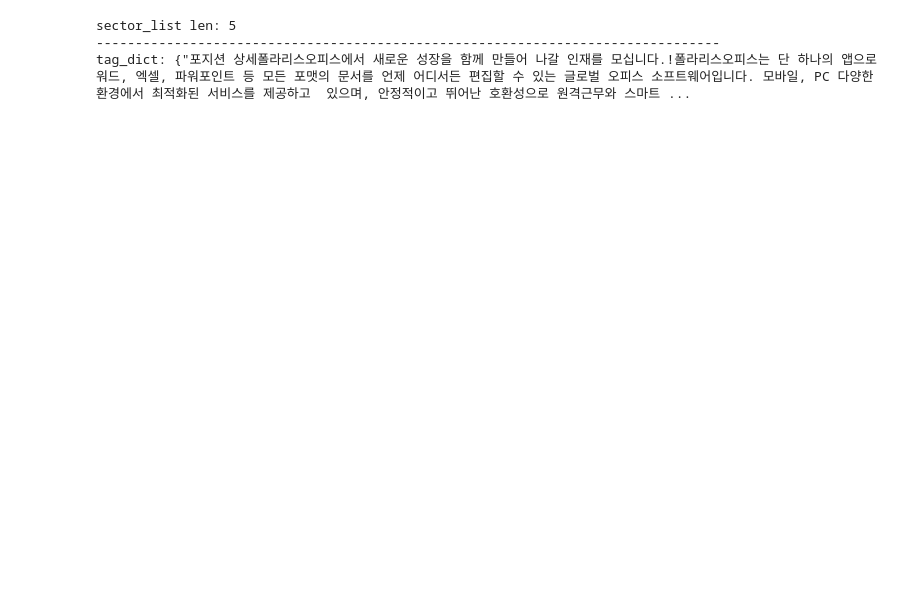
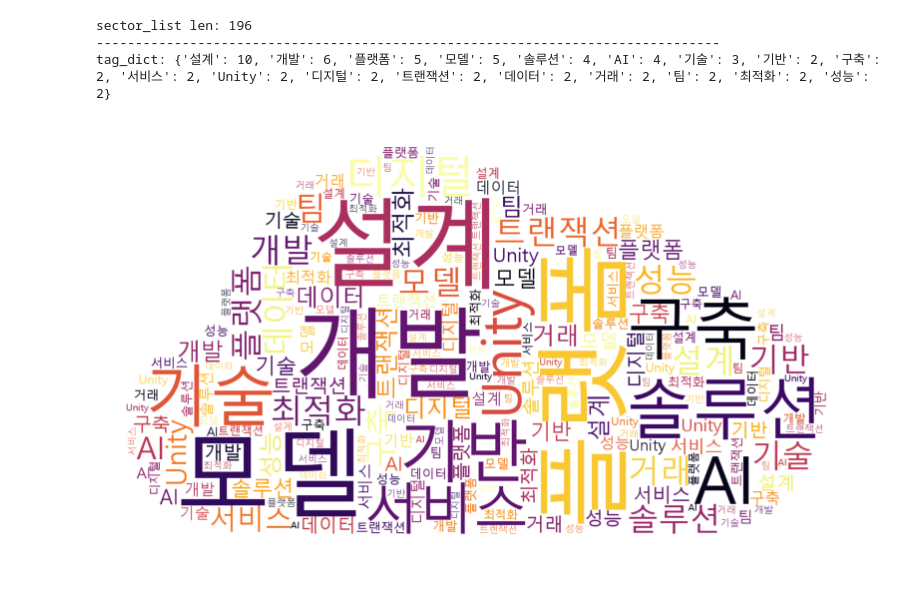
Before and after one commit to matdongsan5/Project, a Jupyter notebook: Crawrl_이정욱/make_wordcolud.ipynb, the cells around one changed output. Cells and saved outputs as stored; diff of their text form; code cells hidden in the pictures.

```diff
--- a/Crawrl_이정욱/make_wordcolud.ipynb
+++ b/Crawrl_이정욱/make_wordcolud.ipynb
@@ -55,3 +49,13 @@ sector_list = ["포지션 상세폴라리스오피스에서 새로운 성장을
+# %%
+sector_list = ['주요업무• Docker 기반 오피스 솔루션 구축 및 유지보수• 기업 요청사항에 따른 솔루션 기능개발[사용하는 기술 및 환경]• Docker, Spring Java, JPA, JavaScript, JSP, jQuery, Ajax, HTML5, CSS',
+ '주요업무- 번역의 의뢰부터 진행/검수/납품/결제까지의 전 단계를 커버하는 번역 서비스 플랫폼을 만듭니다.',
+ '주요업무• Unity 3D 개발• 디지털 트윈 플랫폼 개발• Unity 엔진을 이용한 그래픽 시뮬레이션 프로그램 개발',
+ '주요업무[담당 업무]DataSpace 플랫폼 설계 및 아키텍쳐 정의• DataSpace 플랫폼 상세 서비스 설계• B2B 마켓플레이스 플랫폼 설계• 검색(SEO), 추천 시스템, 트랜잭션 설계 등 플랫폼 핵심 기능 설계• 데이터 거래 중심의 비즈니스 프로세스 최적화서비스 아키텍처 설계• 결제 및 트랜잭션 관리 시스템 설계 및 운영• 데이터 기반 고객 맞춤형 솔루션 설계• 디지털 자산 거래 솔루션 설계 및 운영Data Space R&D 팀 리더십• 팀 빌딩 및 조직화• 효율적인 개발 환경 및 인프라 구축',
+ '주요업무AI Model Optimization• 모델 압축(양자화, 프루닝 등), 연산자 퓨전, 메모리 최적화 기법을 활용하여 모델 성능 개선 및 모델 추론 속도 향상• CPU/GPU/NPU등 HW를 고려한 AI모델 최적화 기법 개발• 필요한 AI 모듈(예: 객체 인식, 이상 탐지 등)을 최적화하여 실시간 실행 성능 확보• AI 모델 병렬화 및 분산 실행 기술 적용Tool 체인 개발• AI 모델 변환 및 최적화를 위한 툴체인 설계 및 구현신기술 리서치 및 연구 • AI 및 Hardware 가속기 관련 최신 기술 및 연구 동향 분석']
+# %%
+ns_list = []
 # %%
 for i in sector_list:
-    i.split().strip
+    mid_list = i.replace('•',' ').split()
+    for j in mid_list:
+        ns_list.append(j)
@@ -58,11 +82,11 @@ for i in sector_list:
 # %%
-keyword='포지션'
-stopwords = [keyword, ''] # wordcloud에서 제외할 단어
 
-print(f'sector_list len: {len(sector_list)}')
-make_wordcloud(sector_list, stopwords, 50)
+stopwords = ['및', '주요업무'] # wordcloud에서 제외할 단어
+
+print(f'sector_list len: {len(ns_list)}')
+make_wordcloud(ns_list, stopwords, 20)
 # %% [output]
-sector_list len: 5
+sector_list len: 196
 --------------------------------------------------------------------------------
-tag_dict: {"포지션 상세폴라리스오피스에서 새로운 성장을 함께 만들어 나갈 인재를 모십니다.!폴라리스오피스는 단 하나의 앱으로 워드, 엑셀, 파워포인트 등 모든 포맷의 문서를 언제 어디서든 편집할 수 있는 글로벌 오피스 소프트웨어입니다. 모바일, PC 다양한 환경에서 최적화된 서비스를 제공하고  있으며, 안정적이고 뛰어난 호환성으로 원격근무와 스마트 ...
+tag_dict: {'설계': 10, '개발': 6, '플랫폼': 5, '모델': 5, '솔루션': 4, 'AI': 4, '기술': 3, '기반': 2, '구축': 2, '서비스': 2, 'Unity': 2, '디지털': 2, '트랜잭션': 2, '데이터': 2, '거래': 2, '팀': 2, '최적화': 2, '성능': 2}
-[figure, old version]
+[figure, new version]
```
Also changed, not shown: parts of 2 cells of this notebook, 2 other files.
